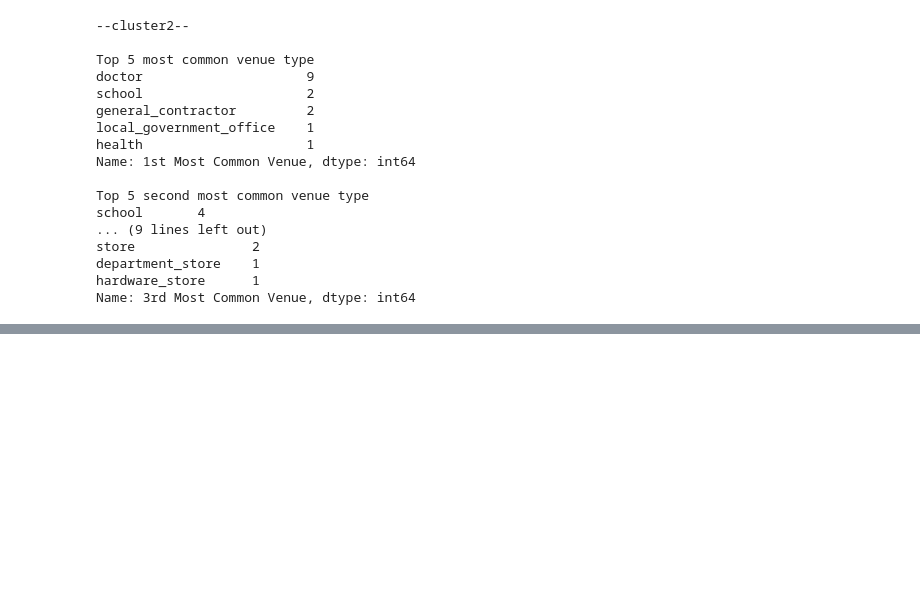
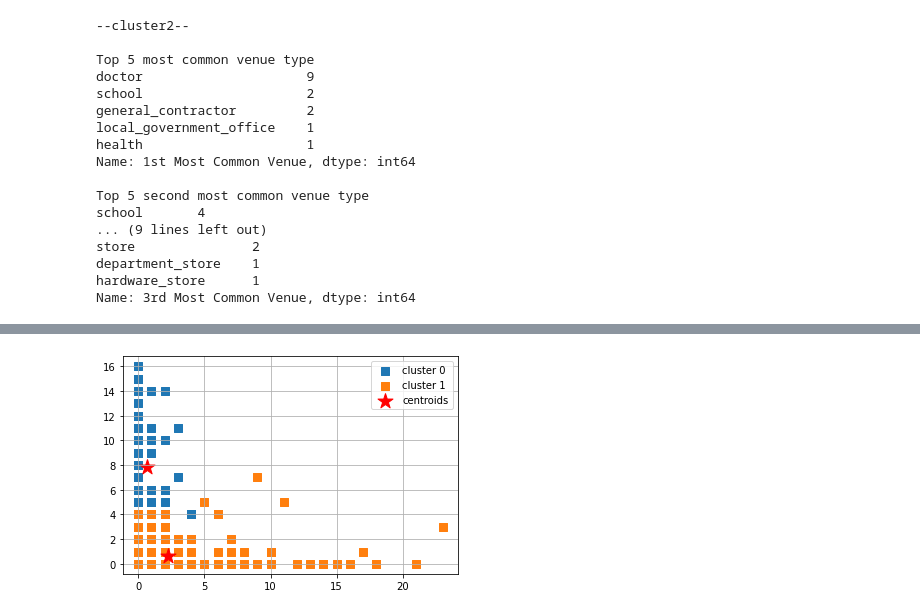
Before and after one commit to ktamkee/NYC_midterm_project, a Jupyter notebook: svc/K-Means2.ipynb, the cells around one changed output, grey strips where cells are left out. Cells and saved outputs as stored; diff of their text form; code cells hidden in the pictures; blank space fills up the shorter version.

```diff
--- a/svc/K-Means2.ipynb
+++ b/svc/K-Means2.ipynb
@@ -255,0 +354,6 @@ Name: 3rd Most Common Venue, dtype: int64
+# %%
+y_km_restaurants = kmeans_restaurant.fit_predict(restaurant_clustering)
+# %%
+plot_clusters(np.array(restaurant_clustering), y_km_restaurants, plt_cluster_centers= True)
+# %% [output]
+[figure, added]
```
Also changed, not shown: parts of 22 cells of this notebook.
